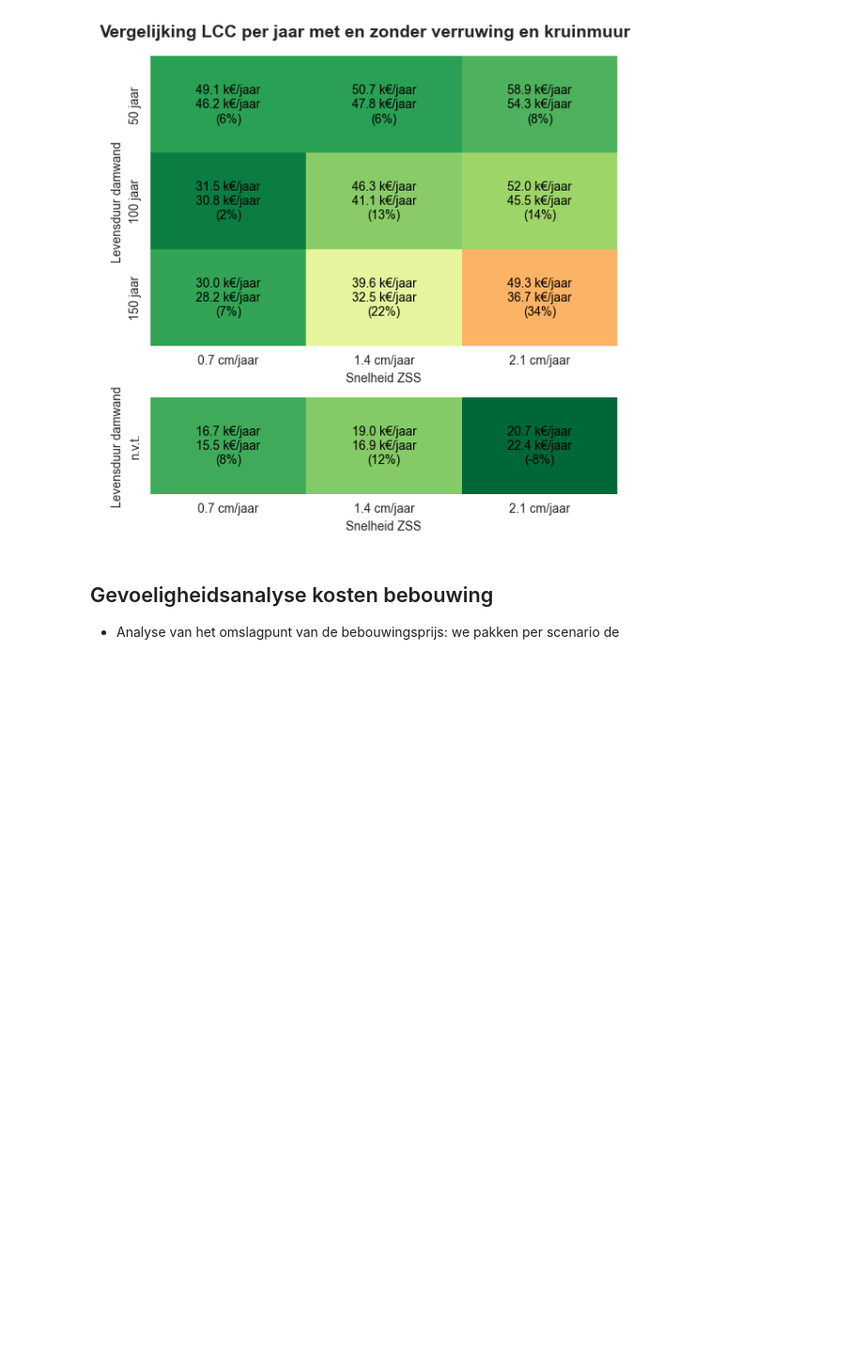
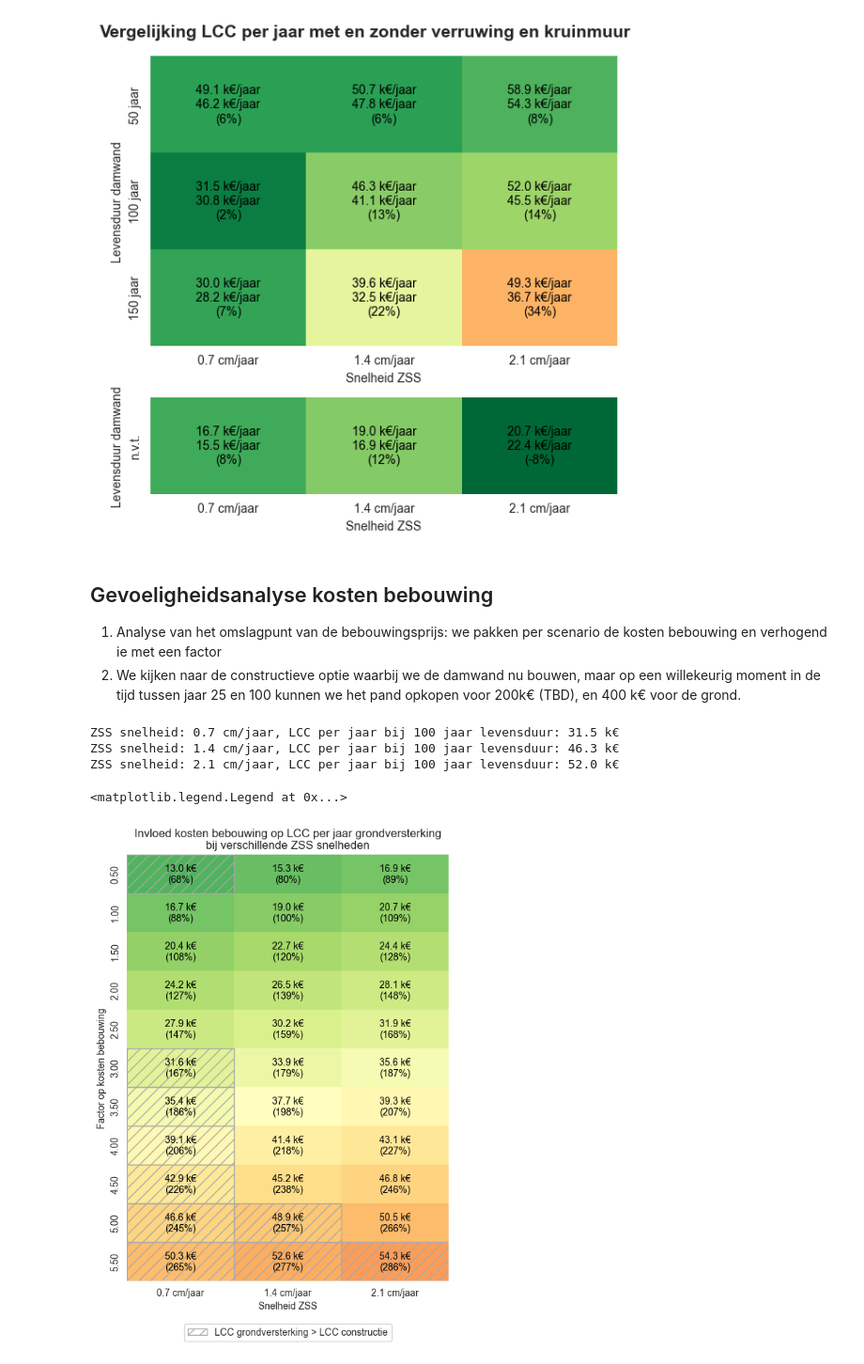
Before and after one commit to Deltares-research/Verkenning-2.0-backend, a Jupyter notebook: dev/incremental_costs/Scheldestromen_gevoeligheidsanalyse.ipynb, the cells around one changed output. Shown at 94% size. Saved outputs shown, nothing was run; the diff lists cells and outputs as text; code cells hidden in the pictures; blank space fills up the shorter version.

```diff
--- a/dev/incremental_costs/Scheldestromen_gevoeligheidsanalyse.ipynb
+++ b/dev/incremental_costs/Scheldestromen_gevoeligheidsanalyse.ipynb
@@ -791,4 +860,68 @@ fig.tight_layout()
 # %% [markdown]
 ## Gevoeligheidsanalyse kosten bebouwing
 
-* Analyse van het omslagpunt van de bebouwingsprijs: we pakken per scenario de
+1. Analyse van het omslagpunt van de bebouwingsprijs: we pakken per scenario de kosten bebouwing en verhogend ie met een factor
+2. We kijken naar de constructieve optie waarbij we de damwand nu bouwen, maar op een willekeurig moment in de tijd tussen jaar 25 en 100 kunnen we het pand opkopen voor 200k€ (TBD), en 400 k€ voor de grond.
+# %%
+lcc_soil = {}
+costs_soil = {}
+volumes_soil = {}
+overhoogtes_soil = {}
+total_horizons_soil = {}
+kostenfactoren = np.arange(0.5, 6.0, 0.5)
+basiskosten_bebouwing = 1.3e6
+bouwkosten_2025 = C_init_grondversterking_2025 - basiskosten_bebouwing
+for kostenfactor_bebouwing in kostenfactoren:
+    costs_soil[kostenfactor_bebouwing] = {}
+    volumes_soil[kostenfactor_bebouwing] = {}
+    lcc_soil[kostenfactor_bebouwing] = {}
+    overhoogtes_soil[kostenfactor_bebouwing] = {}
+    total_horizons_soil[kostenfactor_bebouwing] = {}
+    for ZSS_speed in scenario_ZSS_cm_jaar:
+        costs_soil[kostenfactor_bebouwing][ZSS_speed], volumes_soil[kostenfactor_bebouwing][ZSS_speed], overhoogtes_soil[kostenfactor_bebouwing][ZSS_speed], total_horizons_soil[kostenfactor_bebouwing][ZSS_speed] = compute_investment_cycles_soil(ZSS_speed = ZSS_speed, dh_crest = 0.3, start_overhoogte = 100, K_V = K_V_soil, V_dh = V_dh_soil, number_of_investments = 3)
+        #reorder investments to be good input for LCC computation: sort by year
+        investment_list = {f'Grondversterking {count}': (cost, 2025+year, 50) for count, (year, cost) in enumerate(costs_soil[kostenfactor_bebouwing][ZSS_speed])}
+        lcc_list = compute_lcc(investment_list, total_horizon = total_horizons_soil[kostenfactor_bebouwing][ZSS_speed])
+        lcc_soil[kostenfactor_bebouwing][ZSS_speed] = ([(costs_soil[kostenfactor_bebouwing][ZSS_speed][count][0], {lcc[0]: lcc[1]}) for count, lcc in enumerate(lcc_list.items())])
+        #add t=0 reinforcement:
+        lcc_soil[kostenfactor_bebouwing][ZSS_speed].insert(0, (0, {'Initiele grondversterking': bouwkosten_2025 + basiskosten_bebouwing * kostenfactor_bebouwing})) #add vastgoedkosten
+
+#make dataframe
+lcc_soil_df = pd.DataFrame(
+    index=[f"{ZSS_speed} cm/jaar" for ZSS_speed in scenario_ZSS_cm_jaar],
+    columns=[f"{kostenfactor_bebouwing:.2f}" for kostenfactor_bebouwing in kostenfactoren],
+)
+lcc_per_year_soil_df = lcc_soil_df.copy()
+for kostenfactor_bebouwing in kostenfactoren:
+    for ZSS_speed in scenario_ZSS_cm_jaar:
+        lcc_soil_df.loc[f"{ZSS_speed} cm/jaar", f"{kostenfactor_bebouwing:.2f}"] = sum([list(c.values())[0] for t, c in lcc_soil[kostenfactor_bebouwing][ZSS_speed]])
+        lcc_per_year_soil_df.loc[f"{ZSS_speed} cm/jaar", f"{kostenfactor_bebouwing:.2f}"] = (
+            sum([list(c.values())[0] for t, c in lcc_soil[kostenfactor_bebouwing][ZSS_speed]]) / total_horizons_soil[kostenfactor_bebouwing][ZSS_speed]
+        )
+lcc_per_year_soil_df = lcc_per_year_soil_df.astype(float)
+
+#plot a heatmap of the LCC per year for different building cost factors
+fig, ax = plt.subplots(figsize=(6,8))
+plot_heatmap_lcc(lcc_per_year_soil_df, lcc_per_year_soil_df.loc[f"{scenario_ZSS_cm_jaar[1]} cm/jaar", f"{kostenfactoren[1]:.2f}"], ax, normalization_unit = 1e3, vmax = 75e3)
+ax.set_ylabel("Factor op kosten bebouwing")
+
+#bepaal voor elke ZSS in structure de kosten bij 100 jaar levensduur.
+for ZSS_speed in scenario_ZSS_cm_jaar:
+    lcc_value = lcc_per_year_df_structure.loc[f"{ZSS_speed} cm/jaar", "100 jaar"]
+    print(f"ZSS snelheid: {ZSS_speed} cm/jaar, LCC per jaar bij 100 jaar levensduur: {lcc_value/1e3:.1f} k€")
+    #vind waar deze waarde in LCC_soil_per_year_df wordt overschreden, arceer deze vakken met grijze schuine strepen in de heatmap
+    mask = lcc_per_year_soil_df.loc[f"{ZSS_speed} cm/jaar"] > lcc_value
+    for col in lcc_per_year_soil_df.columns:
+        if mask[col]:
+            ax.add_patch(plt.Rectangle((lcc_per_year_soil_df.index.get_loc(f"{ZSS_speed} cm/jaar"), lcc_per_year_soil_df.columns.get_loc(col)), 1, 1, hatch='//', fill=False, edgecolor='darkgray'))
+    #add patch for legend
+ax.add_artist(plt.Rectangle((0, 0), 1, 1, hatch='//', fill=False, edgecolor='darkgray', label='LCC grondversterking > LCC constructie'))
+
+ax.set_title('Invloed kosten bebouwing op LCC per jaar grondversterking\nbij verschillende ZSS snelheden')
+ax.legend(bbox_to_anchor=(.5, -0.1), loc='upper center', borderaxespad=0., fontsize=10)
+# %% [output]
+ZSS snelheid: 0.7 cm/jaar, LCC per jaar bij 100 jaar levensduur: 31.5 k€
+ZSS snelheid: 1.4 cm/jaar, LCC per jaar bij 100 jaar levensduur: 46.3 k€
+ZSS snelheid: 2.1 cm/jaar, LCC per jaar bij 100 jaar levensduur: 52.0 k€
+<matplotlib.legend.Legend at 0x...>
+[figure, added]
```
Also changed, not shown: parts of 4 cells of this notebook.
